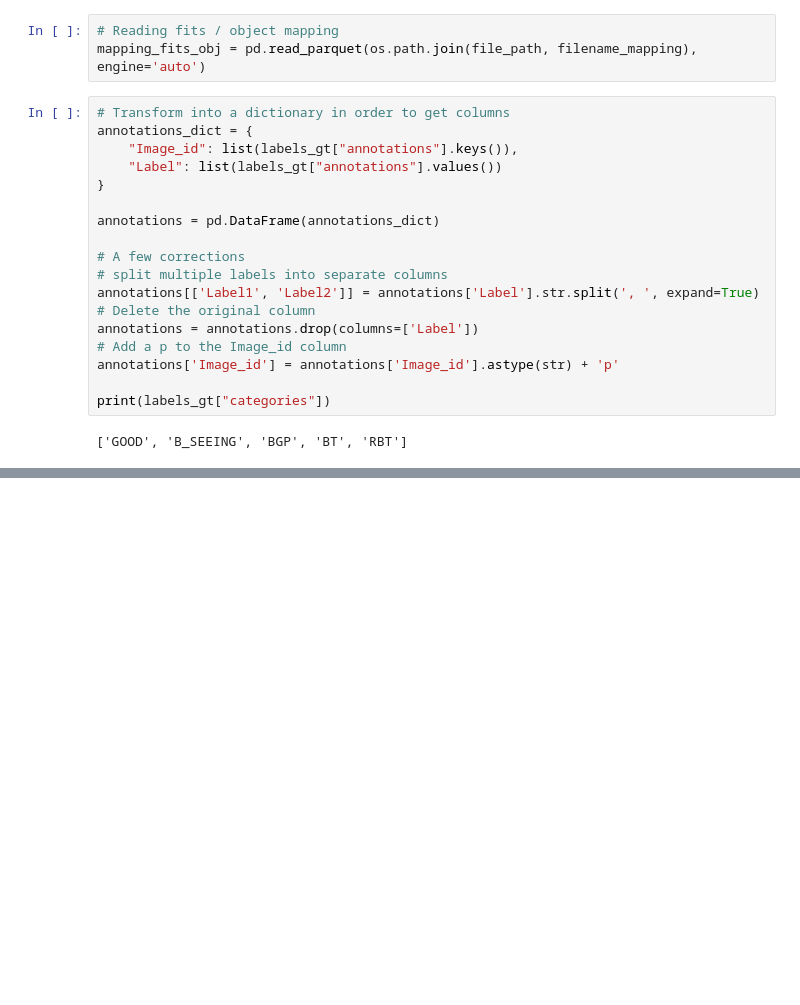
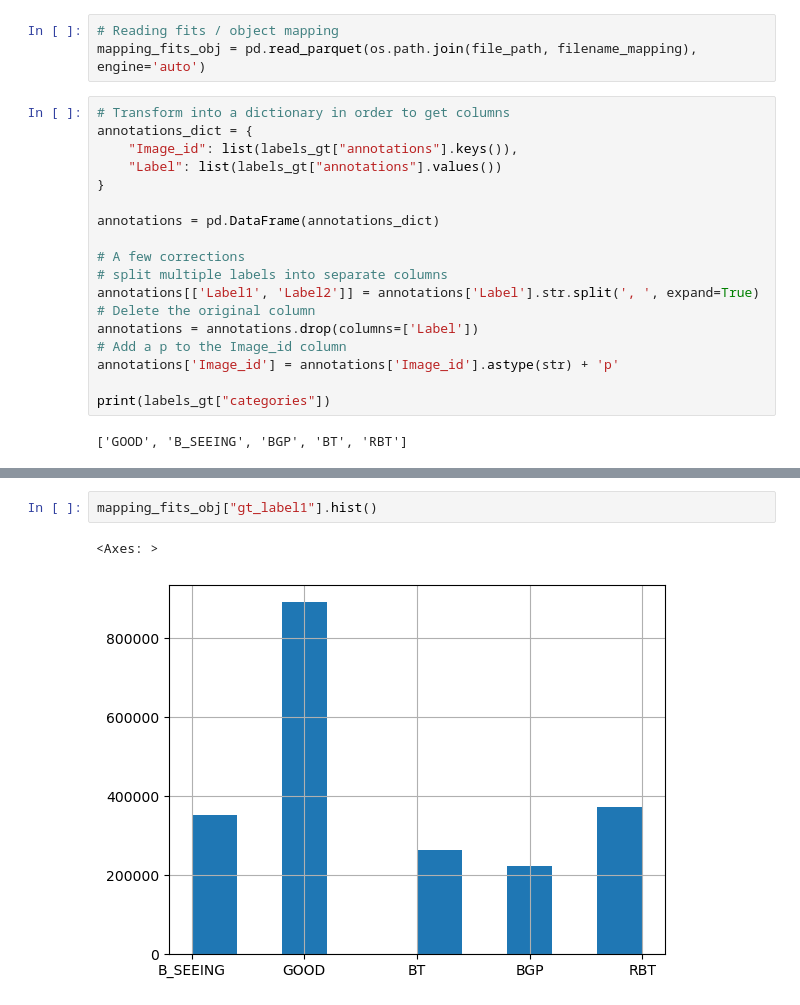
Before and after one commit to mfournigault/astro_iqa, a Jupyter notebook: src/modeling/evaluating_clusters_classification_power.ipynb, the cells around one changed output, grey strips where cells are left out. Saved outputs shown, nothing was run; the diff lists cells and outputs as text; blank space fills up the shorter version.

```diff
--- a/src/modeling/evaluating_clusters_classification_power.ipynb
+++ b/src/modeling/evaluating_clusters_classification_power.ipynb
@@ -86,0 +72,5 @@ KeyError: "None of [Index(['fe42a43758b8437eb89fb3f4c384f708', 'e0ff049eb93645f6
+# %%
+mapping_fits_obj["gt_label1"].hist()
+# %% [output]
+<Axes: >
+[figure, added]
```
Also changed, not shown: parts of 11 cells of this notebook, 51 other files.
